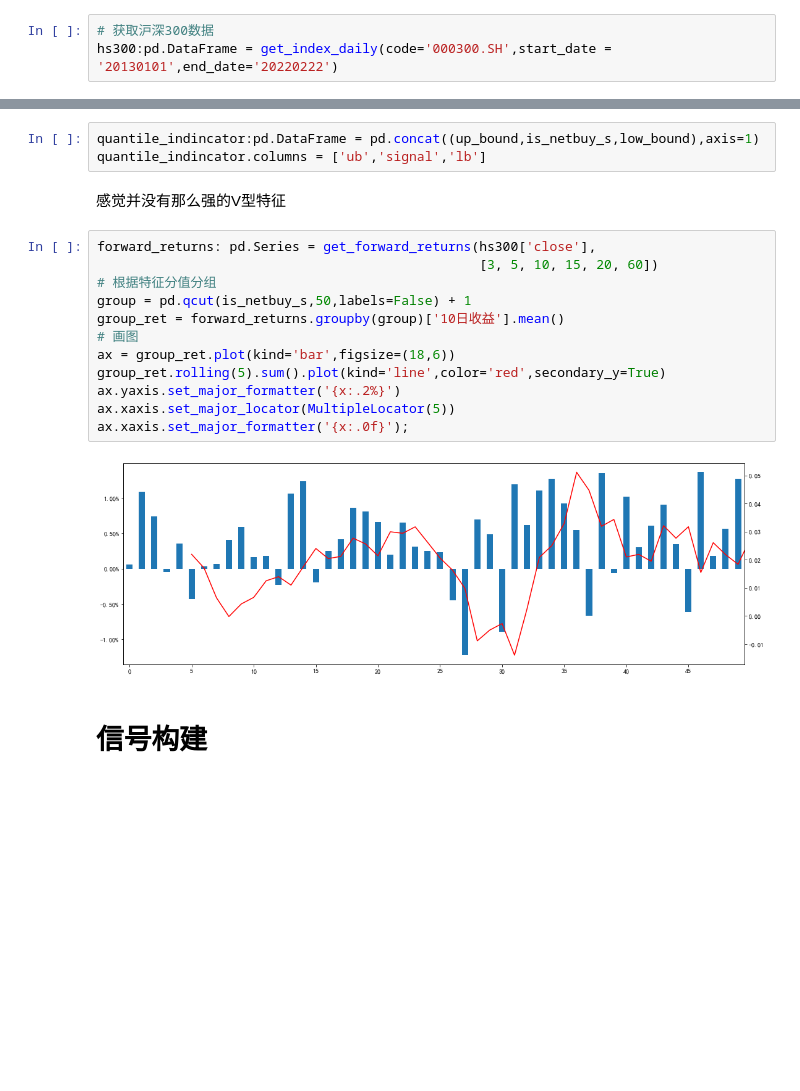
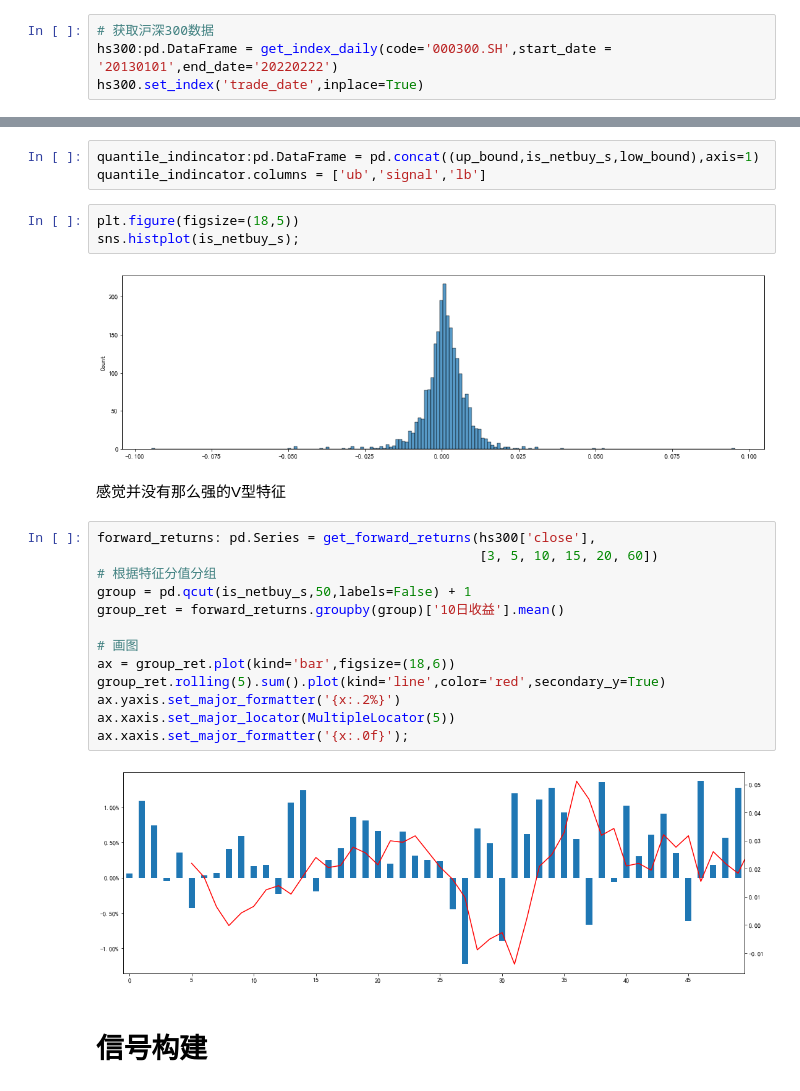
Before and after one commit to hugo2046/QuantsPlaybook, a Jupyter notebook: C-择时类/特征分布建模择时/特征分布择时.ipynb, the cells around one changed output, grey strips where cells are left out. Drawn from its saved outputs; the diff is of its cells as text; blank space fills up the shorter version.

```diff
--- a/C-择时类/特征分布建模择时/特征分布择时.ipynb
+++ b/C-择时类/特征分布建模择时/特征分布择时.ipynb
@@ -31,6 +31,7 @@ billboard_df: pd.DataFrame = pd.read_csv('../data/billboard.csv',
 # %%
 # 获取沪深300数据
 hs300:pd.DataFrame = get_index_daily(code='000300.SH',start_date = '20130101',end_date='20220222')
+hs300.set_index('trade_date',inplace=True)
 # %%
 # 查看数据结构
 hs300.head()
@@ -73,6 +74,11 @@ low_bound.plot(color='g',ls='--');
 # %%
 quantile_indincator:pd.DataFrame = pd.concat((up_bound,is_netbuy_s,low_bound),axis=1)
 quantile_indincator.columns = ['ub','signal','lb']
+# %%
+plt.figure(figsize=(18,5))
+sns.histplot(is_netbuy_s);
+# %% [output]
+[figure, added]
 # %% [markdown]
 感觉并没有那么强的V型特征
 # %%
@@ -81,6 +87,7 @@ forward_returns: pd.Series = get_forward_returns(hs300['close'],
 # 根据特征分值分组
 group = pd.qcut(is_netbuy_s,50,labels=False) + 1
 group_ret = forward_returns.groupby(group)['10日收益'].mean()
+
 # 画图
 ax = group_ret.plot(kind='bar',figsize=(18,6))
 group_ret.rolling(5).sum().plot(kind='line',color='red',secondary_y=True)
```
Also changed, not shown: 2 other files.
